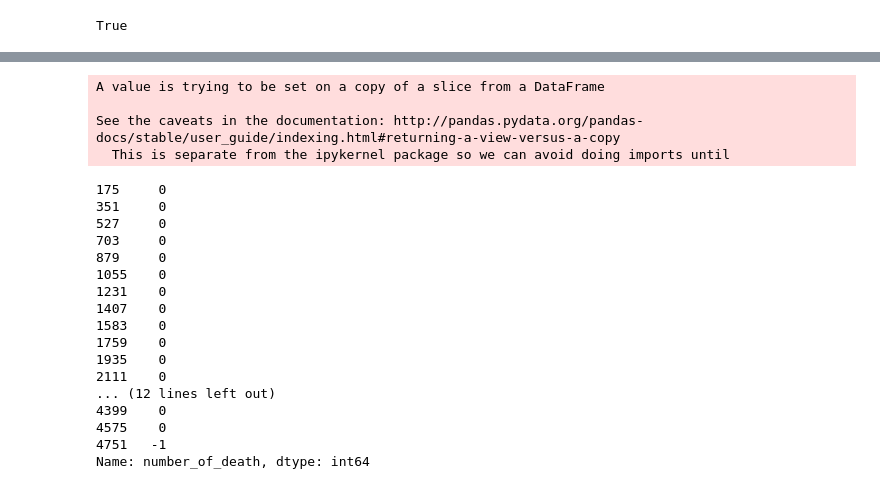
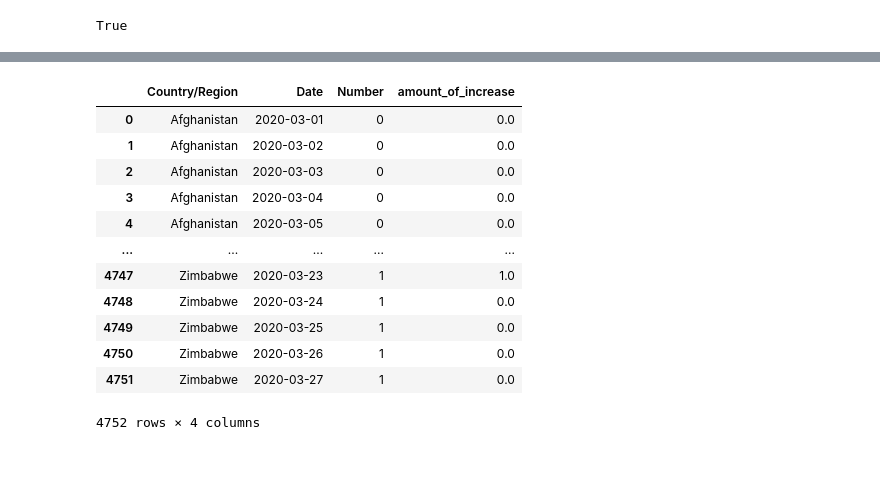
Before and after one commit to Toluwaloshe/ETL-Project-1.5, a Jupyter notebook: 02 - Transform/02 - Transform.ipynb, the cells around one changed output, grey strips where cells are left out. Saved outputs shown, nothing was run; the diff lists cells and outputs as text; code cells hidden in the pictures; blank space fills up the shorter version.

Commit message:
The data has been cleaned and the readme has been mostly done.

```diff
--- a/02 - Transform/02 - Transform.ipynb
+++ b/02 - Transform/02 - Transform.ipynb
@@ -188,37 +184,48 @@ deaths_convert_df
 | 4575 | Zimbabwe | 2020-03-26 | 1 |
 | 4751 | Zimbabwe | 2020-03-27 | 1 |
 4752 rows × 3 columns
-# %%
-###The part needs to work on
-
-for country in deaths_convert_df['country'].unique():
-    df_filtered = deaths_convert_df[deaths_convert_df['country'] == country]
-    df_filtered.sort_values(by=['date'], inplace=True)
-
-    abc = df_filtered['number_of_death'].shift(periods=-1,fill_value=0)-df_filtered['number_of_death']
-# %% [output]
-A value is trying to be set on a copy of a slice from a DataFrame
-
-See the caveats in the documentation: http://pandas.pydata.org/pandas-docs/stable/user_guide/indexing.html#returning-a-view-versus-a-copy
-  This is separate from the ipykernel package so we can avoid doing imports until
-# %%
-###The part needs to work on
-abc
-# %% [output]
-175     0
-351     0
-527     0
-703     0
-879     0
-1055    0
-1231    0
-1407    0
-1583    0
-1759    0
-1935    0
-2111    0
-... (12 lines left out)
-4399    0
-4575    0
-4751   -1
-Name: number_of_death, dtype: int64
+# %%
+#Create a function to calculate the daily increase
+
+def dailychange(convert_df):
+    #Change the index in order to apply diff() function
+    convert_df = convert_df.set_index(['Country/Region','Date'])
+
+    #Create a new column to store the difference between rows
+    convert_df['amount_of_increase']=convert_df.diff()
+
+    #Change back the index
+    convert_df=convert_df.reset_index()
+
+    #Run a for loop to check the boundary rows where the 'Country' changes, and change the value of difference to 0
+    for i in range(0,int(convert_df.index.size)-1):
+        if convert_df['Country/Region'][i] != convert_df['Country/Region'][i+1]:
+            convert_df.at[i+1,'amount_of_increase'] = 0
+        else:
+            pass
+
+    #Fill all NaN with 0
+    convert_df=convert_df.fillna(0)
+
+    return convert_df
+# %%
+#Apply the function
+confirmed_daily_df = dailychange(confirmed_convert_df)
+recovered_daily_df = dailychange(recovered_convert_df)
+deaths_daily_df = dailychange(deaths_convert_df)
+
+deaths_daily_df
+# %% [output]
+|  | Country/Region | Date | Number | amount_of_increase |
+| 0 | Afghanistan | 2020-03-01 | 0 | 0.0 |
+| 1 | Afghanistan | 2020-03-02 | 0 | 0.0 |
+| 2 | Afghanistan | 2020-03-03 | 0 | 0.0 |
+| 3 | Afghanistan | 2020-03-04 | 0 | 0.0 |
+| 4 | Afghanistan | 2020-03-05 | 0 | 0.0 |
+| ... | ... | ... | ... | ... |
+| 4747 | Zimbabwe | 2020-03-23 | 1 | 1.0 |
+| 4748 | Zimbabwe | 2020-03-24 | 1 | 0.0 |
+| 4749 | Zimbabwe | 2020-03-25 | 1 | 0.0 |
+| 4750 | Zimbabwe | 2020-03-26 | 1 | 0.0 |
+| 4751 | Zimbabwe | 2020-03-27 | 1 | 0.0 |
+4752 rows × 4 columns
```
Also changed, not shown: parts of 3 cells of this notebook, 4 other files.
